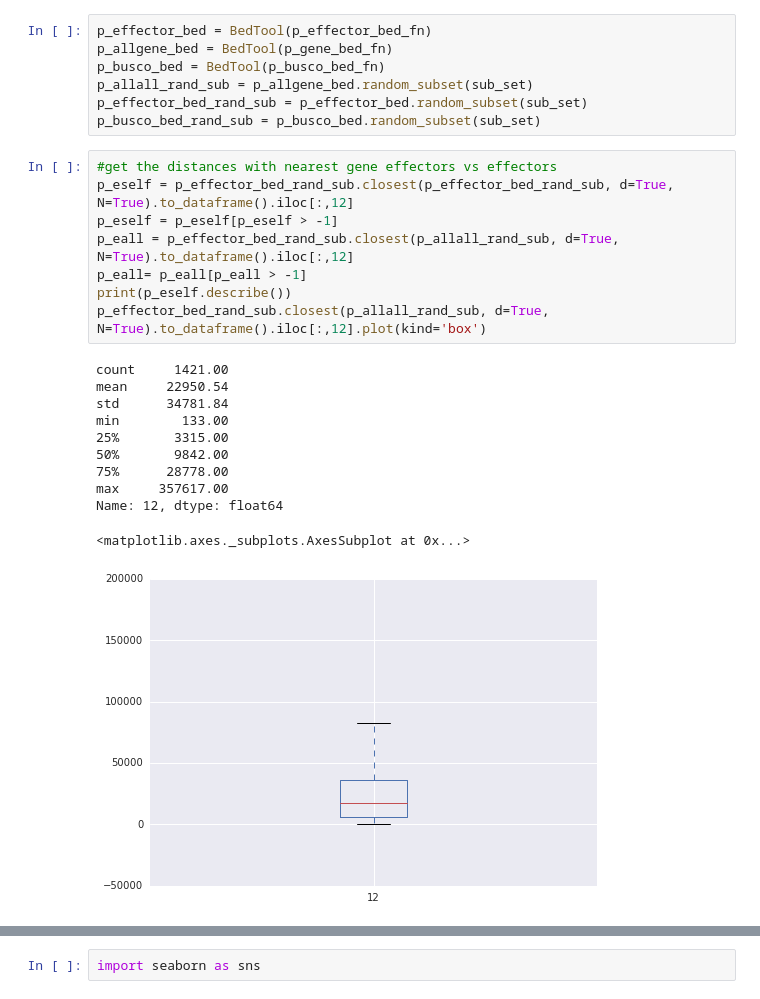
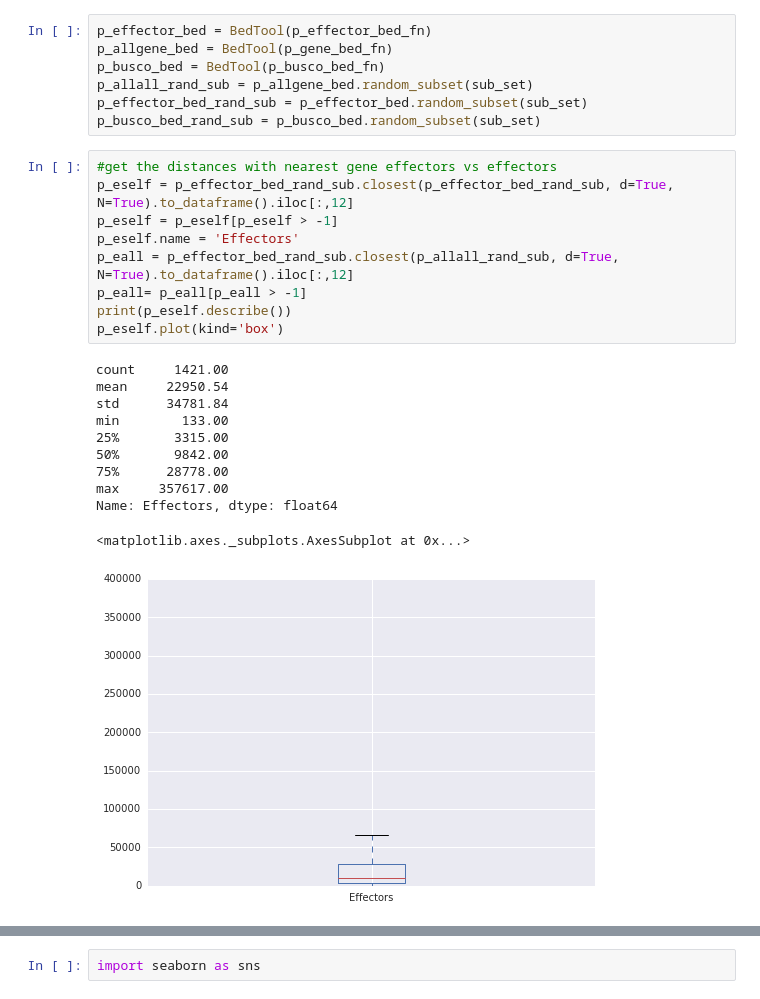
Before and after one commit to BenjaminSchwessinger/Pst_104E_analysis, a Jupyter notebook: Pst_104E_v12_effectors.ipynb, the cells around one changed output, grey strips where cells are left out. Saved outputs shown, nothing was run; the diff lists cells and outputs as text.

```diff
--- a/Pst_104E_v12_effectors.ipynb
+++ b/Pst_104E_v12_effectors.ipynb
@@ -602,23 +604,24 @@ p_busco_bed_rand_sub = p_busco_bed.random_subset(sub_set)
 # %%
 #get the distances with nearest gene effectors vs effectors
 p_eself = p_effector_bed_rand_sub.closest(p_effector_bed_rand_sub, d=True,  N=True).to_dataframe().iloc[:,12]
 p_eself = p_eself[p_eself > -1]
+p_eself.name = 'Effectors'
 p_eall = p_effector_bed_rand_sub.closest(p_allall_rand_sub, d=True,  N=True).to_dataframe().iloc[:,12]
 p_eall= p_eall[p_eall > -1]
 print(p_eself.describe())
-p_effector_bed_rand_sub.closest(p_allall_rand_sub, d=True,  N=True).to_dataframe().iloc[:,12].plot(kind='box')
+p_eself.plot(kind='box')
 # %% [output]
 count     1421.00
 mean     22950.54
 std      34781.84
 min        133.00
 25%       3315.00
 50%       9842.00
 75%      28778.00
 max     357617.00
-Name: 12, dtype: float64
+Name: Effectors, dtype: float64
 <matplotlib.axes._subplots.AxesSubplot at 0x...>
-[figure, old version]
+[figure, new version]
 # %%
 #get the distances with nearest gene all vs all subsampled
 p_allall = p_allall_rand_sub.closest(p_allall_rand_sub, d=True, N=True).to_dataframe().iloc[:,12]
```
Also changed, not shown: parts of 24 cells of this notebook, 1 other file.
